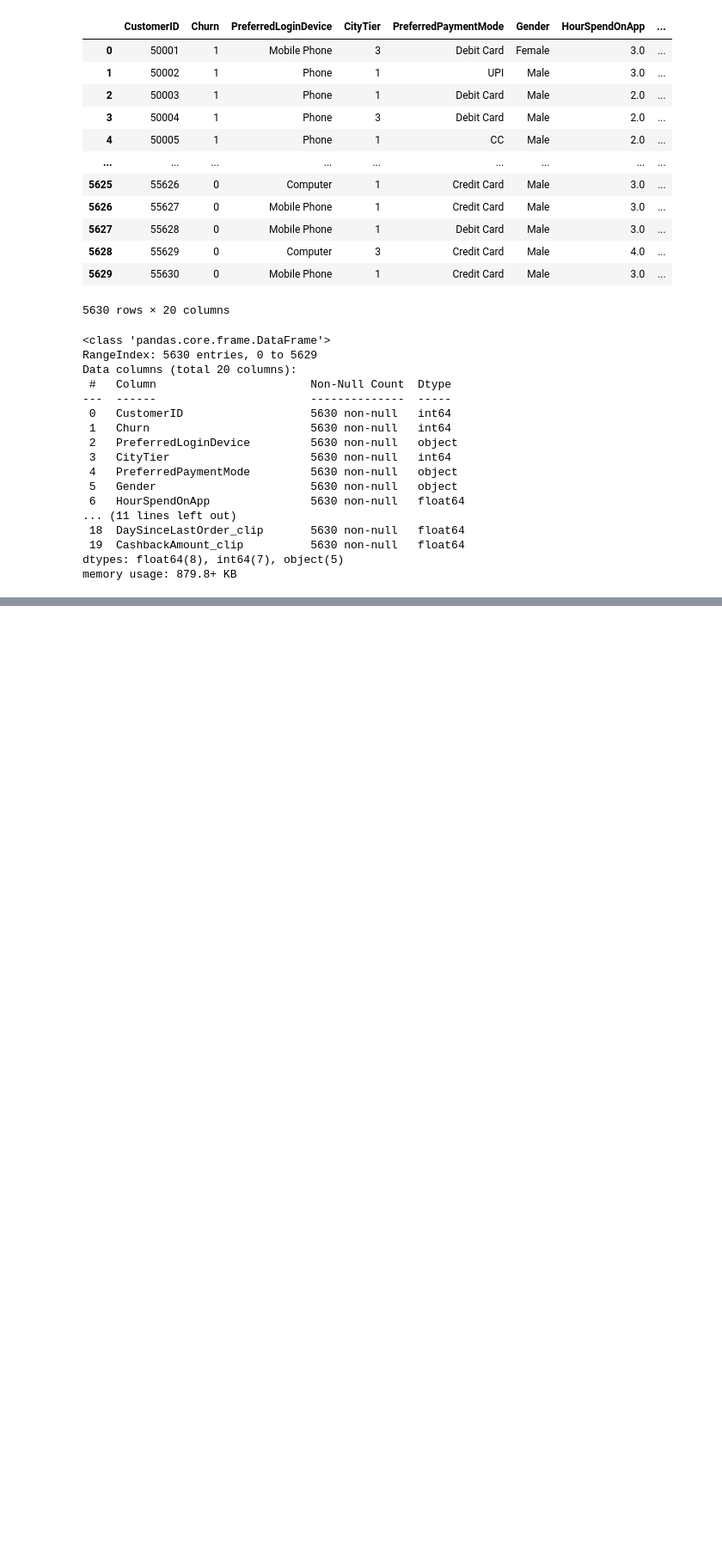
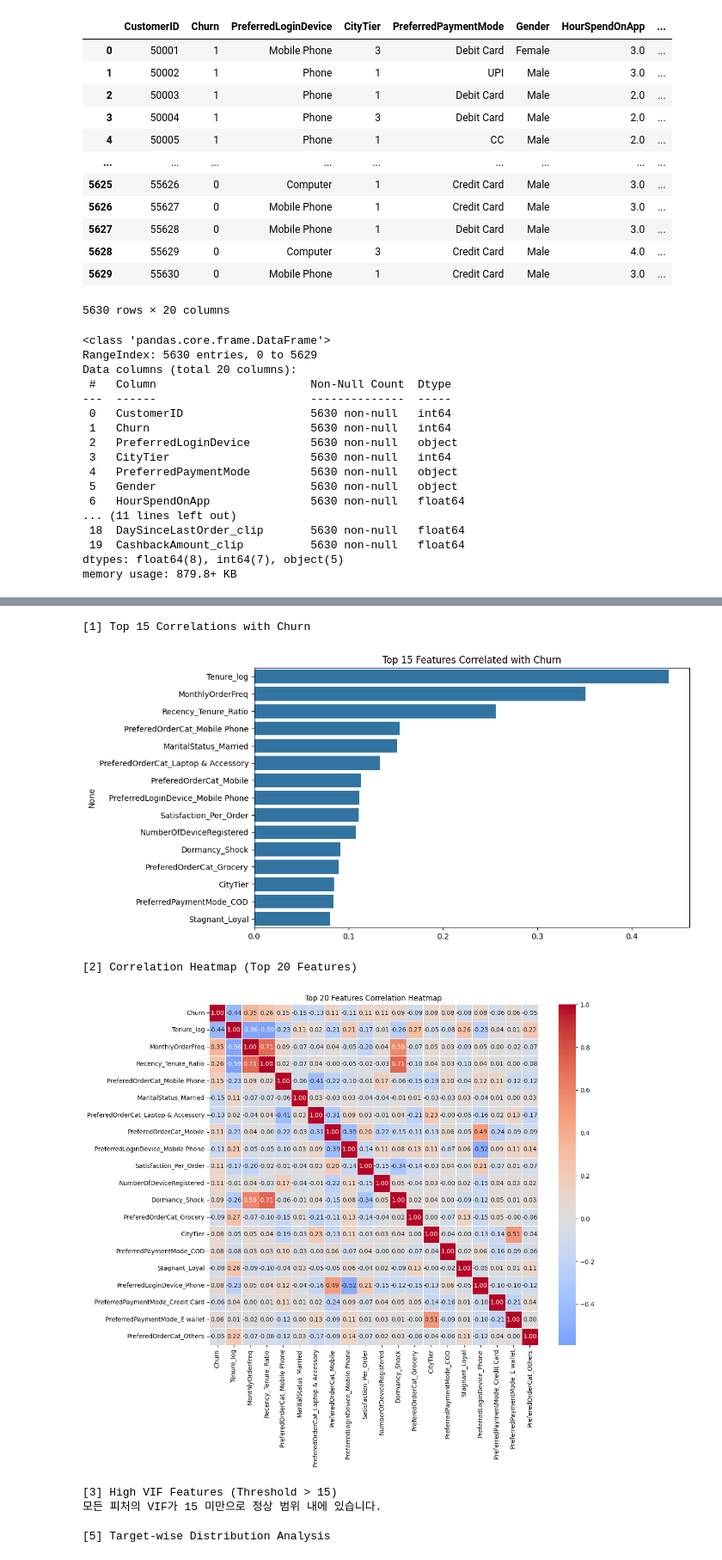
Before and after one commit to SKNETWORKS-FAMILY-AICAMP/SKN27-2nd-4TEAM, a Jupyter notebook: FYR/feature.ipynb, the cells around one changed output, grey strips where cells are left out. Shown at 86% size. Saved outputs shown, nothing was run; the diff lists cells and outputs as text; code cells hidden in the pictures; blank space fills up the shorter version.

```diff
--- a/FYR/feature.ipynb
+++ b/FYR/feature.ipynb
@@ -7,7 +7,7 @@ from src.seed import set_seed
 from src.pipeline.missing_value import MissingValue
 from src.pipeline.outlier_control import OutlierControl
 # %%
-df = pd.read_excel('../../data/dataset.xlsx')
+df = pd.read_excel('../data/dataset.xlsx')
 
 df.info()
 # %% [output]
@@ -185,0 +255,15 @@ df = FeatureCreate(df)
+# %%
+# 위에서 만든 클래스 불러오기 (혹은 같은 파일 내 작성)
+validator = FeatureValidator(df)
+
+# 모든 리포트 출력
+validator.run_all()
+# %% [output]
+[1] Top 15 Correlations with Churn
+[figure, added]
+[2] Correlation Heatmap (Top 20 Features)
+[figure, added]
+[3] High VIF Features (Threshold > 15)
+모든 피처의 VIF가 15 미만으로 정상 범위 내에 있습니다.
+
+[5] Target-wise Distribution Analysis
```
Also changed, not shown: parts of 5 cells of this notebook, 5 other files.
